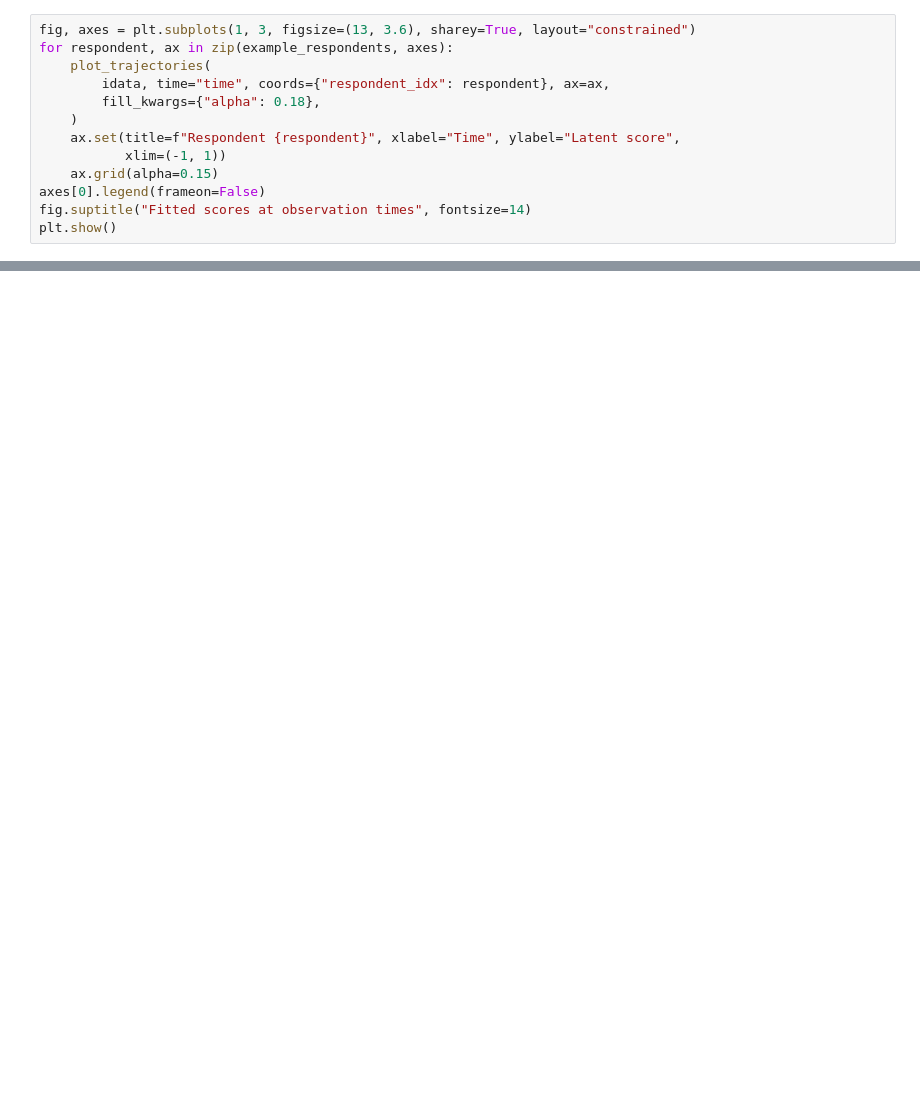
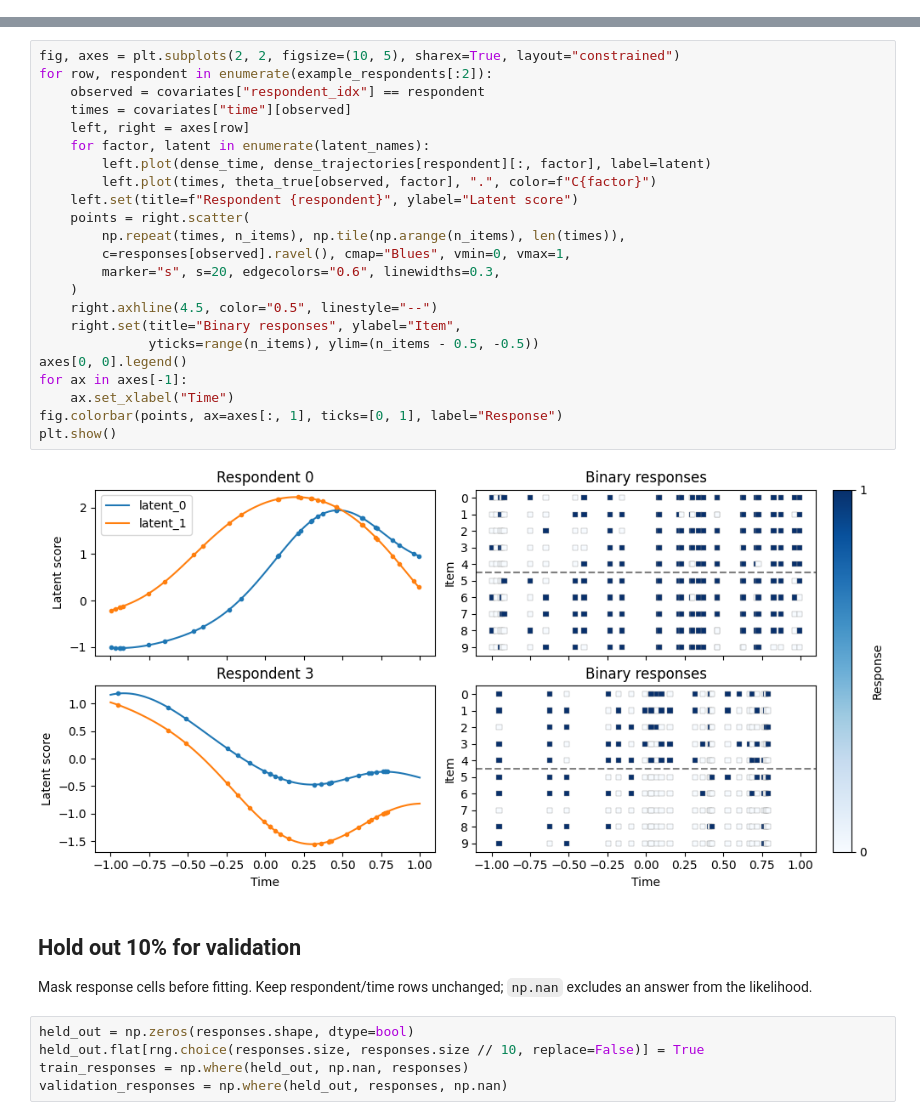
Before and after one commit to jonaskup/dynamirt, a Jupyter notebook: docs/tutorials/tutorial_dynamic.ipynb, the cells around one changed output, grey strips where cells are left out. Cells and saved outputs as stored; diff of their text form; blank space fills up the shorter version.

```diff
--- a/docs/tutorials/tutorial_dynamic.ipynb
+++ b/docs/tutorials/tutorial_dynamic.ipynb
@@ -209,13 +0,0 @@ plt.show()
-# %%
-fig, axes = plt.subplots(1, 3, figsize=(13, 3.6), sharey=True, layout="constrained")
-for respondent, ax in zip(example_respondents, axes):
-    plot_trajectories(
-        idata, time="time", coords={"respondent_idx": respondent}, ax=ax,
-        fill_kwargs={"alpha": 0.18},
-    )
-    ax.set(title=f"Respondent {respondent}", xlabel="Time", ylabel="Latent score",
-           xlim=(-1, 1))
-    ax.grid(alpha=0.15)
-axes[0].legend(frameon=False)
-fig.suptitle("Fitted scores at observation times", fontsize=14)
-plt.show()
@@ -298,0 +62,34 @@ API references for the future Sphinx version (plain Jupyter may display the role
+# %%
+fig, axes = plt.subplots(2, 2, figsize=(10, 5), sharex=True, layout="constrained")
+for row, respondent in enumerate(example_respondents[:2]):
+    observed = covariates["respondent_idx"] == respondent
+    times = covariates["time"][observed]
+    left, right = axes[row]
+    for factor, latent in enumerate(latent_names):
+        left.plot(dense_time, dense_trajectories[respondent][:, factor], label=latent)
+        left.plot(times, theta_true[observed, factor], ".", color=f"C{factor}")
+    left.set(title=f"Respondent {respondent}", ylabel="Latent score")
+    points = right.scatter(
+        np.repeat(times, n_items), np.tile(np.arange(n_items), len(times)),
+        c=responses[observed].ravel(), cmap="Blues", vmin=0, vmax=1,
+        marker="s", s=20, edgecolors="0.6", linewidths=0.3,
+    )
+    right.axhline(4.5, color="0.5", linestyle="--")
+    right.set(title="Binary responses", ylabel="Item",
+              yticks=range(n_items), ylim=(n_items - 0.5, -0.5))
+axes[0, 0].legend()
+for ax in axes[-1]:
+    ax.set_xlabel("Time")
+fig.colorbar(points, ax=axes[:, 1], ticks=[0, 1], label="Response")
+plt.show()
+# %% [output]
+[figure, added]
+# %% [markdown]
+## Hold out 10% for validation
+
+Mask response cells before fitting. Keep respondent/time rows unchanged; `np.nan` excludes an answer from the likelihood.
+# %%
+held_out = np.zeros(responses.shape, dtype=bool)
+held_out.flat[rng.choice(responses.size, responses.size // 10, replace=False)] = True
+train_responses = np.where(held_out, np.nan, responses)
+validation_responses = np.where(held_out, responses, np.nan)
```
Also changed, not shown: parts of 43 cells of this notebook.
